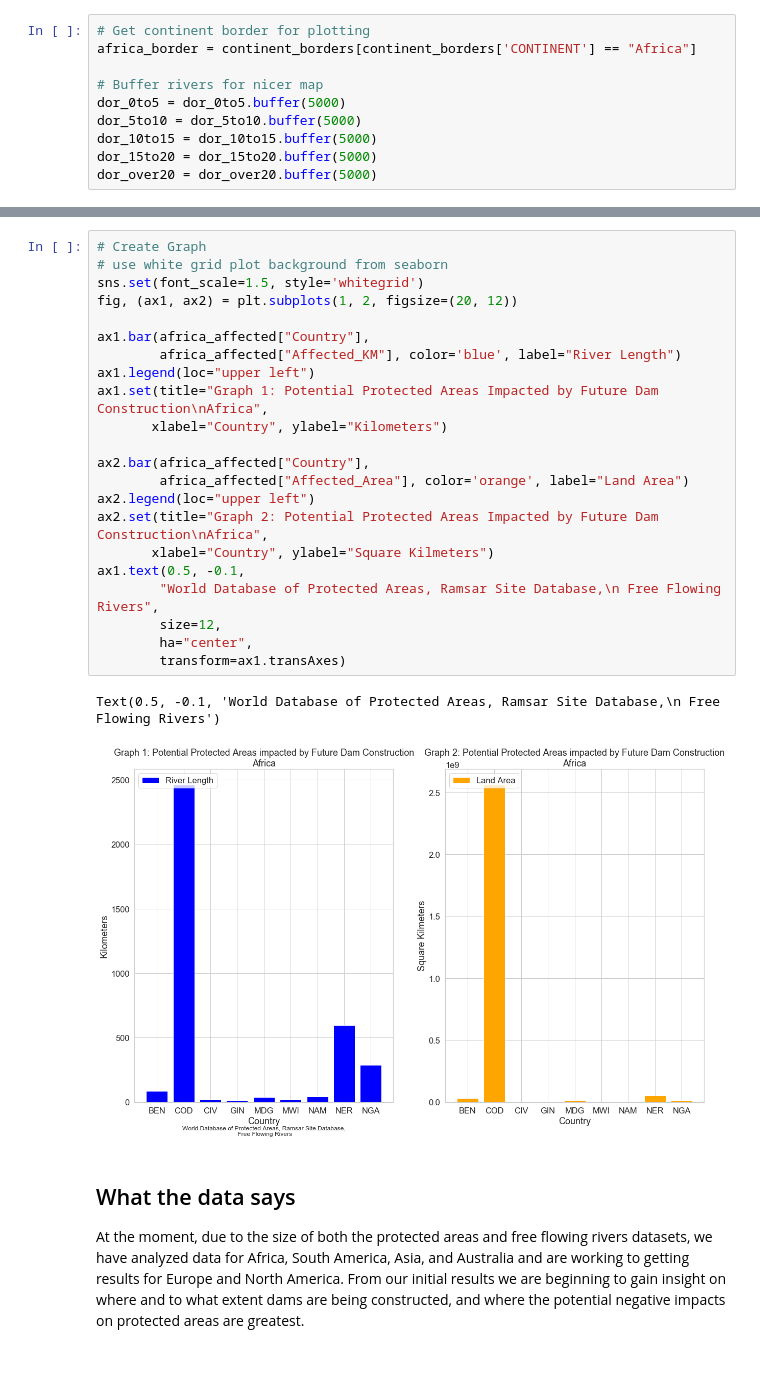
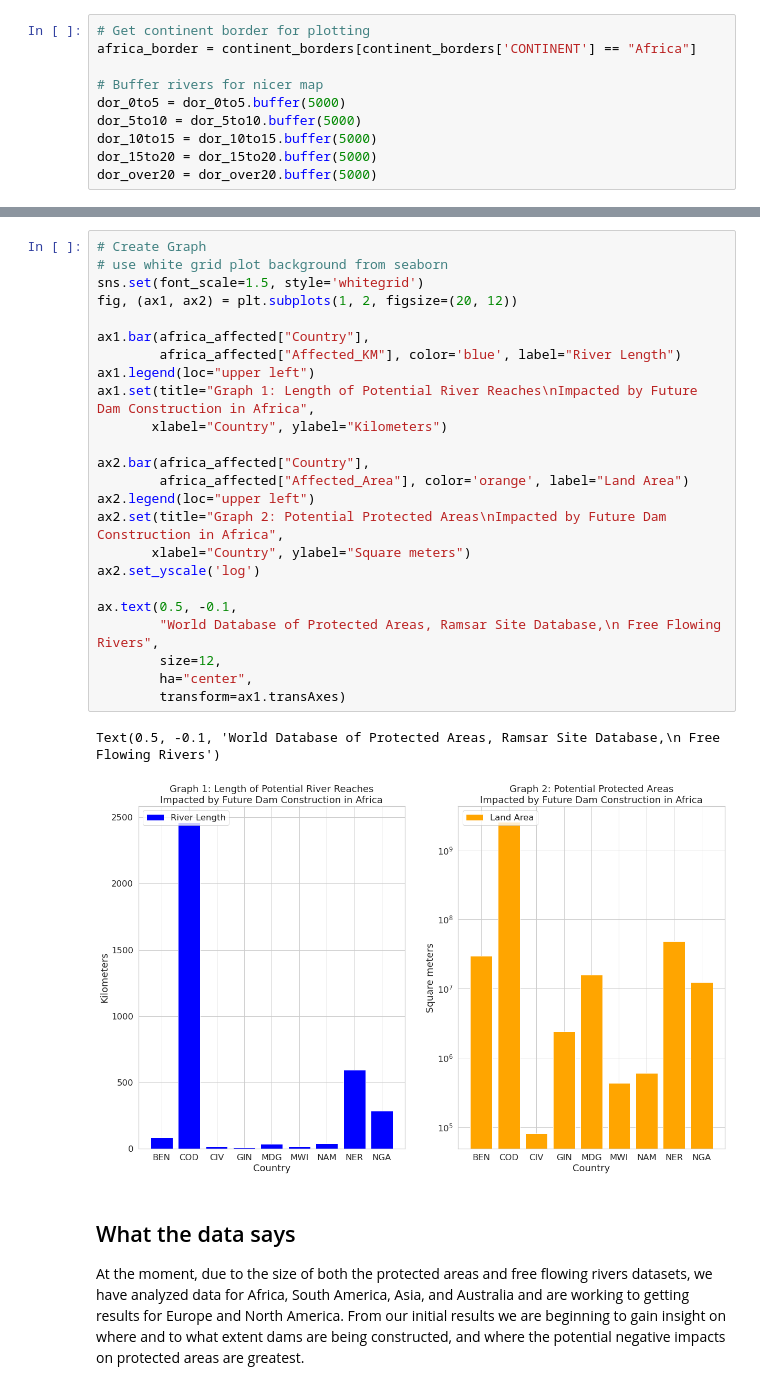
Before and after one commit to lherwehe/global-dam-impacts, a Jupyter notebook: presentations/Blog_Final.ipynb, the cells around one changed output, grey strips where cells are left out. Saved outputs shown, nothing was run; the diff lists cells and outputs as text; blank space fills up the shorter version.

```diff
--- a/presentations/Blog_Final.ipynb
+++ b/presentations/Blog_Final.ipynb
@@ -400,28 +392,30 @@ Below in Graphs 1 and 2 you will see these results for Africa.
 # %%
 # Create Graph
 # use white grid plot background from seaborn
 sns.set(font_scale=1.5, style='whitegrid')
 fig, (ax1, ax2) = plt.subplots(1, 2, figsize=(20, 12))
 
 ax1.bar(africa_affected["Country"],
         africa_affected["Affected_KM"], color='blue', label="River Length")
 ax1.legend(loc="upper left")
-ax1.set(title="Graph 1: Potential Protected Areas Impacted by Future Dam Construction\nAfrica",
+ax1.set(title="Graph 1: Length of Potential River Reaches\nImpacted by Future Dam Construction in Africa",
        xlabel="Country", ylabel="Kilometers")
 
 ax2.bar(africa_affected["Country"],
         africa_affected["Affected_Area"], color='orange', label="Land Area")
 ax2.legend(loc="upper left")
-ax2.set(title="Graph 2: Potential Protected Areas Impacted by Future Dam Construction\nAfrica",
-       xlabel="Country", ylabel="Square Kilmeters")
-ax1.text(0.5, -0.1,
+ax2.set(title="Graph 2: Potential Protected Areas\nImpacted by Future Dam Construction in Africa",
+       xlabel="Country", ylabel="Square meters")
+ax2.set_yscale('log')
+
+ax.text(0.5, -0.1,
         "World Database of Protected Areas, Ramsar Site Database,\n Free Flowing Rivers",
         size=12,
         ha="center",
         transform=ax1.transAxes)
 # %% [output]
 Text(0.5, -0.1, 'World Database of Protected Areas, Ramsar Site Database,\n Free Flowing Rivers')
-[figure, old version]
+[figure, new version]
 # %% [markdown]
 ## What the data says
 At the moment, due to the size of both the protected areas and free flowing rivers datasets, we have analyzed data for Africa, South America, Asia, and Australia and are working to getting results for Europe and North America. From our initial results we are beginning to gain insight on where and to what extent dams are being constructed, and where the potential negative impacts on protected areas are greatest.
```
Also changed, not shown: parts of 5 cells of this notebook.
